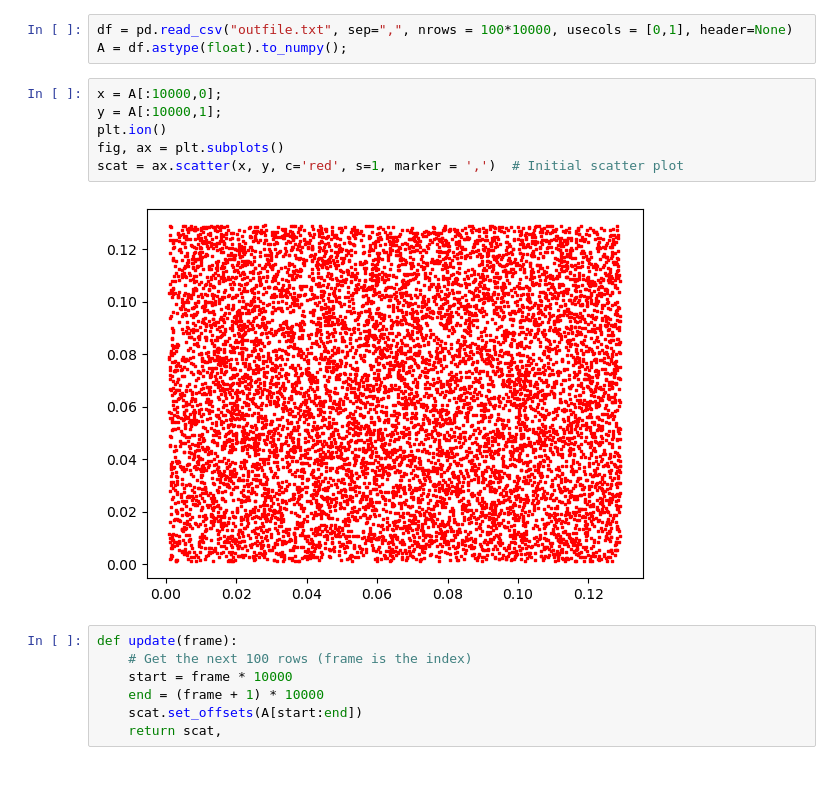
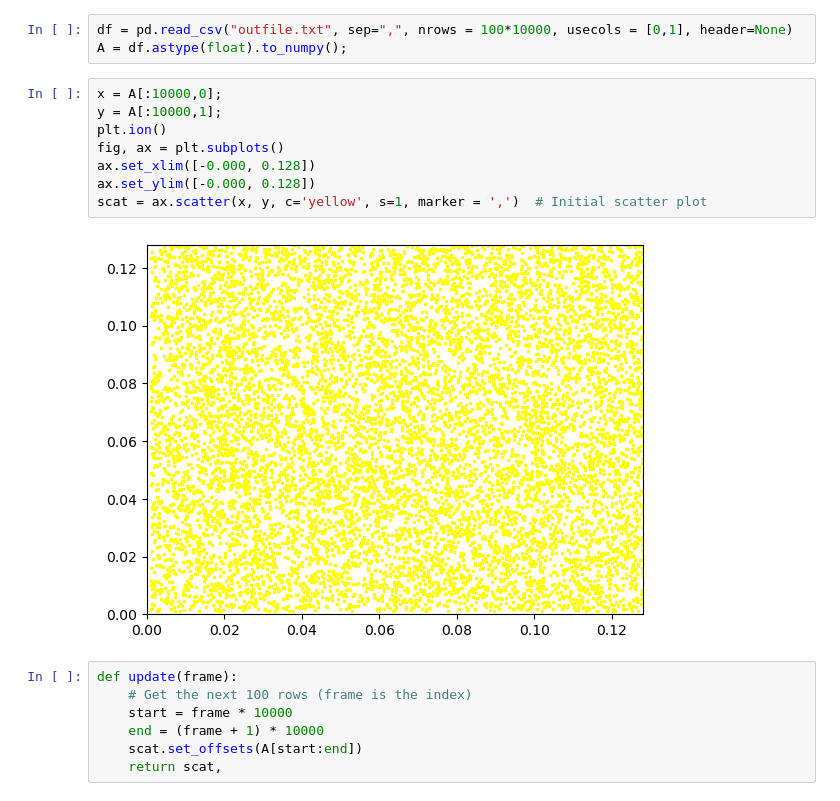
Before and after one commit to Nordic10/Compphys2Plasma, a Jupyter notebook: visualize_pic_data.ipynb, the cells around one changed output. Cells and saved outputs as stored; diff of their text form.

```diff
--- a/visualize_pic_data.ipynb
+++ b/visualize_pic_data.ipynb
@@ -10,11 +10,13 @@ A = df.astype(float).to_numpy();
 # %%
 x = A[:10000,0];
 y = A[:10000,1];
 plt.ion()
 fig, ax = plt.subplots()
-scat = ax.scatter(x, y, c='red', s=1, marker = ',')  # Initial scatter plot
+ax.set_xlim([-0.000, 0.128])
+ax.set_ylim([-0.000, 0.128])
+scat = ax.scatter(x, y, c='yellow', s=1, marker = ',')  # Initial scatter plot
 # %% [output]
-[figure, old version]
+[figure, new version]
 # %%
 def update(frame):
     # Get the next 100 rows (frame is the index)
```
Also changed, not shown: parts of 2 cells of this notebook.
